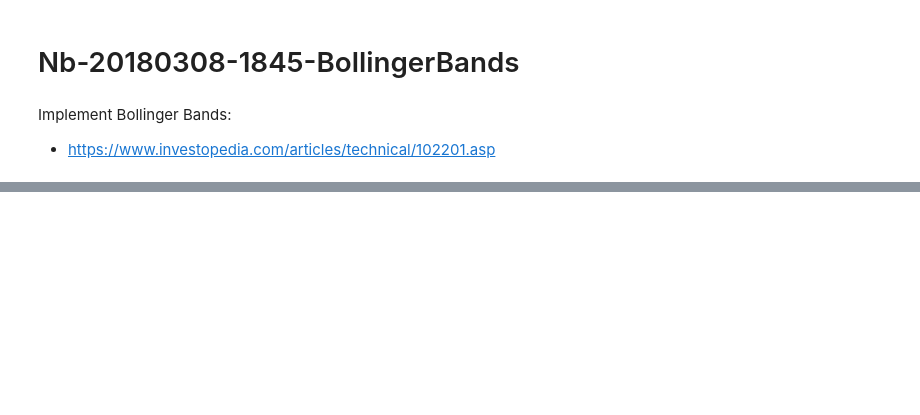
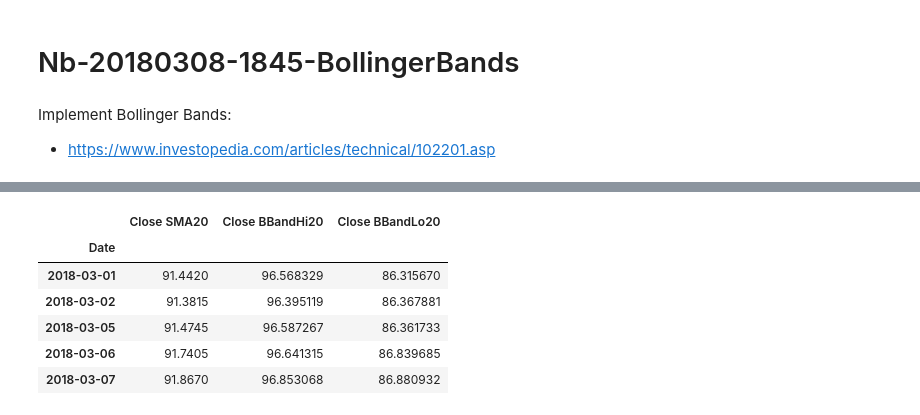
Before and after one commit to matthewrcarpenter/finance, a Jupyter notebook: Notebooks/Nb-20180308-1845-BollingerBands.ipynb, the cells around one changed output, grey strips where cells are left out. Cells and saved outputs as stored; diff of their text form; code cells hidden in the pictures; blank space fills up the shorter version.

```diff
--- a/Notebooks/Nb-20180308-1845-BollingerBands.ipynb
+++ b/Notebooks/Nb-20180308-1845-BollingerBands.ipynb
@@ -121,0 +52,12 @@ Moving to new notebook to implement Bollinger Bands...
+# %%
+overlay = pd.DataFrame(d, columns=['Close SMA20', 'Close BBandHi20', 'Close BBandLo20'])
+
+overlay.tail()
+# %% [output]
+|  | Close SMA20 | Close BBandHi20 | Close BBandLo20 |
+| Date |  |  |  |
+| 2018-03-01 | 91.4420 | 96.568329 | 86.315670 |
+| 2018-03-02 | 91.3815 | 96.395119 | 86.367881 |
+| 2018-03-05 | 91.4745 | 96.587267 | 86.361733 |
+| 2018-03-06 | 91.7405 | 96.641315 | 86.839685 |
+| 2018-03-07 | 91.8670 | 96.853068 | 86.880932 |
```
Also changed, not shown: parts of 23 cells of this notebook, 3 other files.
